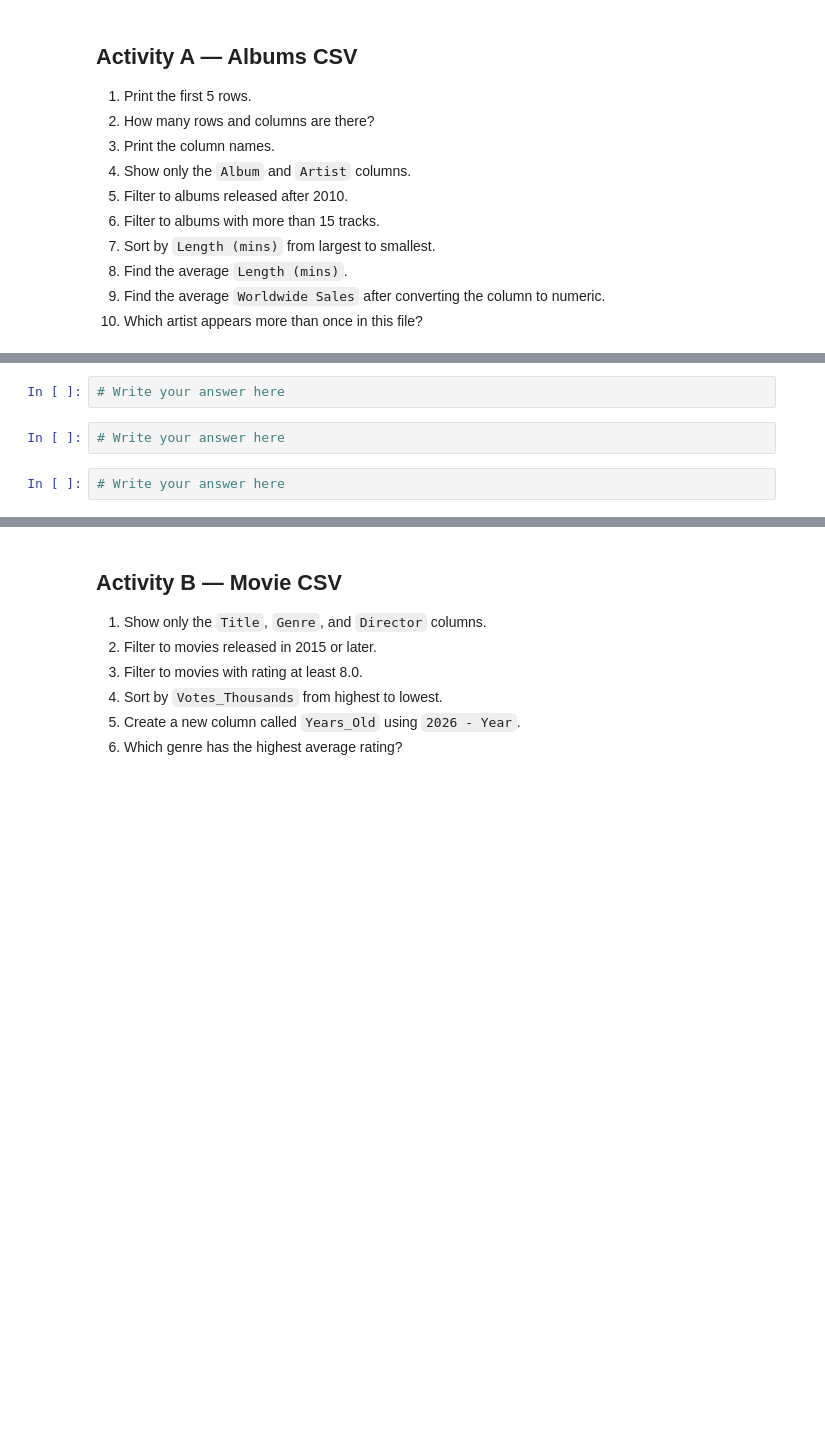
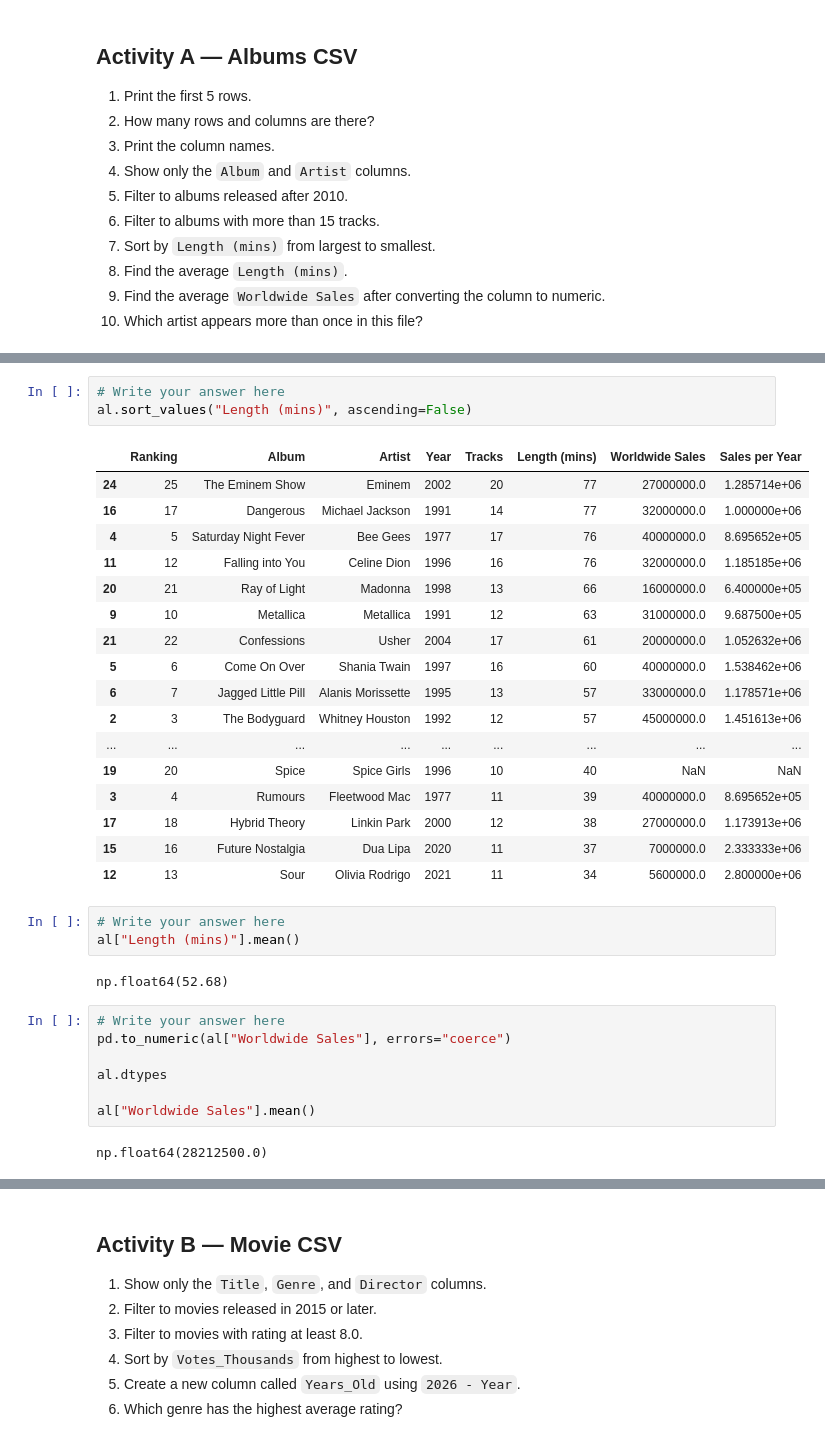
Before and after one commit to brogt-28/2026Spring, a Jupyter notebook: 20_intronumpy_pandas.ipynb, the cells around one changed output, grey strips where cells are left out. Cells and saved outputs as stored; diff of their text form; blank space fills up the shorter version.

```diff
--- a/20_intronumpy_pandas.ipynb
+++ b/20_intronumpy_pandas.ipynb
@@ -521,8 +578,37 @@ Try these on your own before checking answers.
 # %%
 # Write your answer here
+al.sort_values("Length (mins)", ascending=False)
+# %% [output]
+|  | Ranking | Album | Artist | Year | Tracks | Length (mins) | Worldwide Sales | Sales per Year |
+| 24 | 25 | The Eminem Show | Eminem | 2002 | 20 | 77 | 27000000.0 | 1.285714e+06 |
+| 16 | 17 | Dangerous | Michael Jackson | 1991 | 14 | 77 | 32000000.0 | 1.000000e+06 |
+| 4 | 5 | Saturday Night Fever | Bee Gees | 1977 | 17 | 76 | 40000000.0 | 8.695652e+05 |
+| 11 | 12 | Falling into You | Celine Dion | 1996 | 16 | 76 | 32000000.0 | 1.185185e+06 |
+| 20 | 21 | Ray of Light | Madonna | 1998 | 13 | 66 | 16000000.0 | 6.400000e+05 |
+| 9 | 10 | Metallica | Metallica | 1991 | 12 | 63 | 31000000.0 | 9.687500e+05 |
+| 21 | 22 | Confessions | Usher | 2004 | 17 | 61 | 20000000.0 | 1.052632e+06 |
+| 5 | 6 | Come On Over | Shania Twain | 1997 | 16 | 60 | 40000000.0 | 1.538462e+06 |
+| 6 | 7 | Jagged Little Pill | Alanis Morissette | 1995 | 13 | 57 | 33000000.0 | 1.178571e+06 |
+| 2 | 3 | The Bodyguard | Whitney Houston | 1992 | 12 | 57 | 45000000.0 | 1.451613e+06 |
+| ... | ... | ... | ... | ... | ... | ... | ... | ... |
+| 19 | 20 | Spice | Spice Girls | 1996 | 10 | 40 | NaN | NaN |
+| 3 | 4 | Rumours | Fleetwood Mac | 1977 | 11 | 39 | 40000000.0 | 8.695652e+05 |
+| 17 | 18 | Hybrid Theory | Linkin Park | 2000 | 12 | 38 | 27000000.0 | 1.173913e+06 |
+| 15 | 16 | Future Nostalgia | Dua Lipa | 2020 | 11 | 37 | 7000000.0 | 2.333333e+06 |
+| 12 | 13 | Sour | Olivia Rodrigo | 2021 | 11 | 34 | 5600000.0 | 2.800000e+06 |
 # %%
 # Write your answer here
+al["Length (mins)"].mean()
+# %% [output]
+np.float64(52.68)
 # %%
 # Write your answer here
+pd.to_numeric(al["Worldwide Sales"], errors="coerce")
+
+al.dtypes
+
+al["Worldwide Sales"].mean()
+# %% [output]
+np.float64(28212500.0)
 # %%
 # Write your answer here
```
Also changed, not shown: parts of 10 cells of this notebook, 8 other files.
